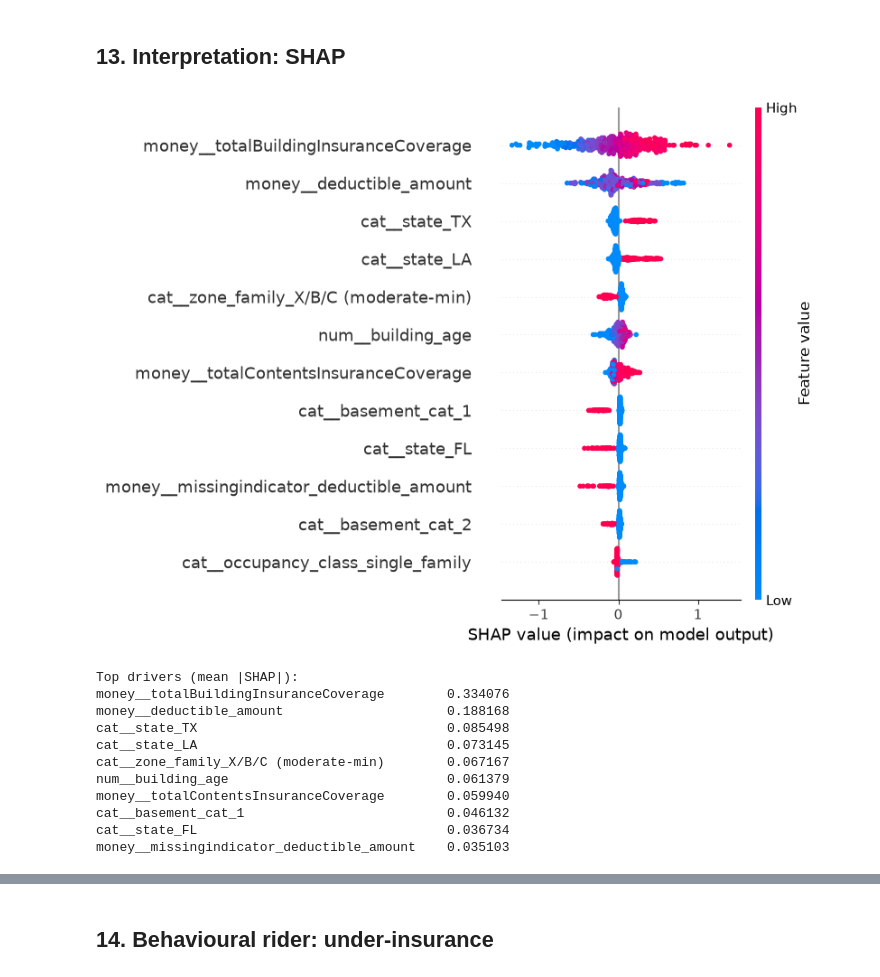
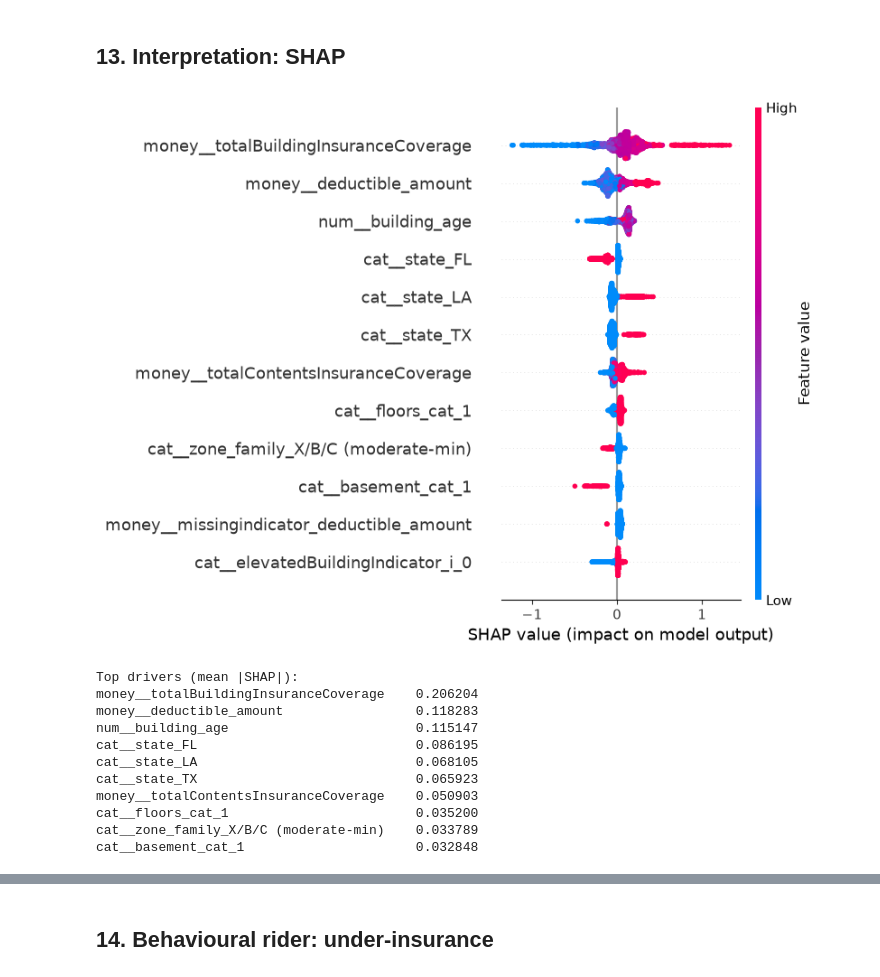
Before and after one commit to ytterbiu/smm284-AML-FIMA-flood-severity-g09, a Jupyter notebook: BE_notes.ipynb, the cells around one changed output, grey strips where cells are left out. Cells and saved outputs as stored; diff of their text form; code cells hidden in the pictures.

```diff
--- a/BE_notes.ipynb
+++ b/BE_notes.ipynb
@@ -381,7 +380,7 @@ def build_sample(target_rows: int = 30_000, seed: int = 284) -> Path:
 # True  -> ~30k-row representative slice: fast, for testing the pipeline
 #          end-to-end before leaving the tuning to run
 # False -> full dataset (~2.7M rows): the real run
-USE_SAMPLE = False
+USE_SAMPLE = True
 
 # BE note: at Bayes library the full download takes ~15.4 seconds
 
@@ -1755,16 +2400,17 @@ print(
 # %% [markdown]
 ## 13. Interpretation: SHAP
 # %%
-# sample of the training rows for speed.
-Xt = best_model.named_steps["prep"].transform(X_train)
+# SHAP on the OUT-OF-TIME TEST rows.
+# BE note: updated from 500 TRAINING rows to 2000 to unseen claims
+N_SHAP = min(2_000, len(X_test))
+X_shap_raw = X_test.sample(N_SHAP, random_state=RANDOM_STATE)
+Xt = best_model.named_steps["prep"].transform(X_shap_raw)
 feature_names = best_model.named_steps["prep"].get_feature_names_out()
 explainer = shap.TreeExplainer(best_model.named_steps["gbm"])
-shap_values = explainer.shap_values(Xt[:500])
-shap.summary_plot(
-    shap_values, Xt[:500], feature_names=feature_names, show=True, max_display=12
-)
+shap_values = explainer.shap_values(Xt)
+shap.summary_plot(shap_values, Xt, feature_names=feature_names, max_display=12)
 # %% [output]
-[figure, old version]
+[figure, new version]
 # %%
 # Get importance ranking
 # mean absolute SHAP value
@@ -1777,13 +2423,13 @@ print("Top drivers (mean |SHAP|):")
 print(importance.to_string())
 # %% [output]
 Top drivers (mean |SHAP|):
-money__totalBuildingInsuranceCoverage        0.334076
-money__deductible_amount                     0.188168
-cat__state_TX                                0.085498
-cat__state_LA                                0.073145
-cat__zone_family_X/B/C (moderate-min)        0.067167
-num__building_age                            0.061379
-money__totalContentsInsuranceCoverage        0.059940
-cat__basement_cat_1                          0.046132
-cat__state_FL                                0.036734
-money__missingindicator_deductible_amount    0.035103
+money__totalBuildingInsuranceCoverage    0.206204
+money__deductible_amount                 0.118283
+num__building_age                        0.115147
+cat__state_FL                            0.086195
+cat__state_LA                            0.068105
+cat__state_TX                            0.065923
+money__totalContentsInsuranceCoverage    0.050903
+cat__floors_cat_1                        0.035200
+cat__zone_family_X/B/C (moderate-min)    0.033789
+cat__basement_cat_1                      0.032848
```
Also changed, not shown: parts of 54 cells of this notebook, 5 other files.
